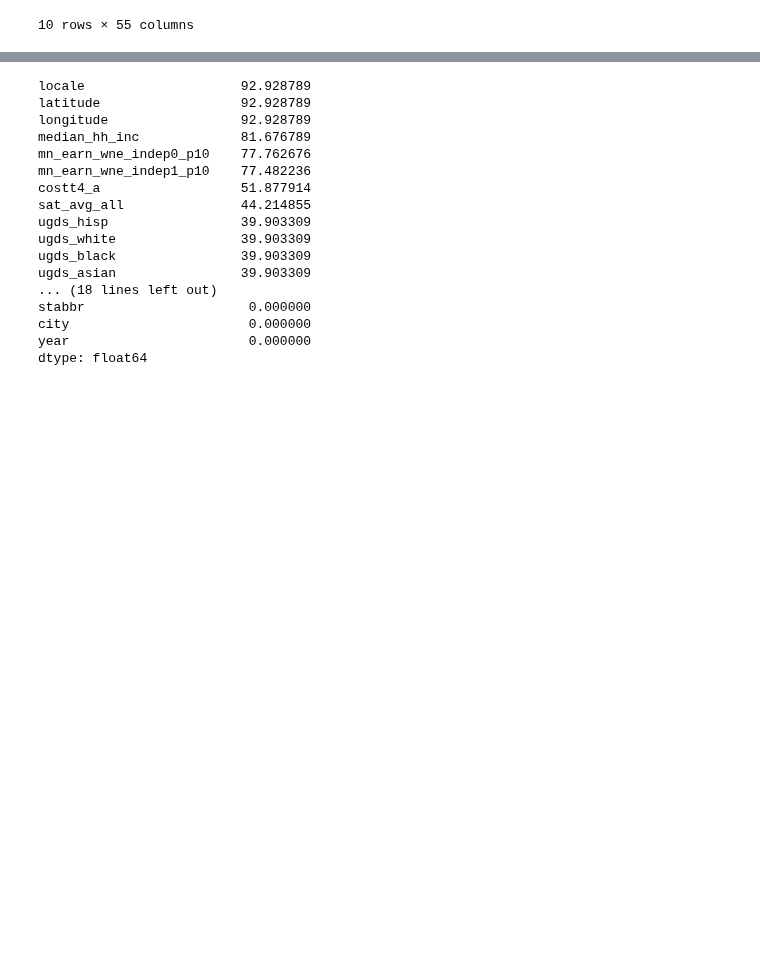
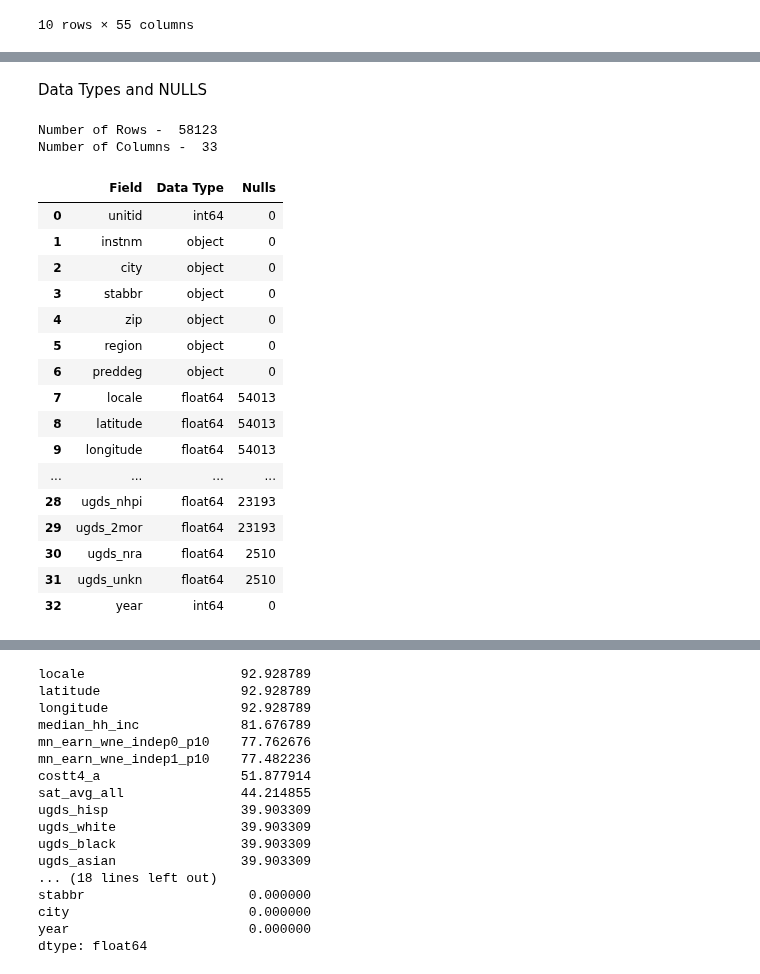
Before and after one commit to dsklnr/ADS508, a Jupyter notebook: CollegeAffordability.ipynb, the cells around one changed output, grey strips where cells are left out. Saved outputs shown, nothing was run; the diff lists cells and outputs as text; code cells hidden in the pictures; blank space fills up the shorter version.

```diff
--- a/CollegeAffordability.ipynb
+++ b/CollegeAffordability.ipynb
@@ -755,0 +793,36 @@ Unemployment = pd.read_sql(f'SELECT * FROM {college_affordability_database}.{pov
+# %% [markdown]
+Data Types and NULLS
+# %%
+# get number of rows and columns
+print('Number of Rows - ', University.shape[0])
+print('Number of Columns - ', University.shape[1], '\n')
+
+# inspect datatypes and nulls
+data_types = University.dtypes
+data_types = pd.DataFrame(data_types)
+data_types = data_types.assign(Null_Values =
+                               University.isnull().sum())
+data_types.reset_index(inplace = True)
+data_types.rename(columns={0:'Data Type',
+                          'index': 'Field',
+                          'Null_Values': "Nulls"})
+# %% [output]
+Number of Rows -  58123
+Number of Columns -  33
+|  | Field | Data Type | Nulls |
+| 0 | unitid | int64 | 0 |
+| 1 | instnm | object | 0 |
+| 2 | city | object | 0 |
+| 3 | stabbr | object | 0 |
+| 4 | zip | object | 0 |
+| 5 | region | object | 0 |
+| 6 | preddeg | object | 0 |
+| 7 | locale | float64 | 54013 |
+| 8 | latitude | float64 | 54013 |
+| 9 | longitude | float64 | 54013 |
+| ... | ... | ... | ... |
+| 28 | ugds_nhpi | float64 | 23193 |
+| 29 | ugds_2mor | float64 | 23193 |
+| 30 | ugds_nra | float64 | 2510 |
+| 31 | ugds_unkn | float64 | 2510 |
+| 32 | year | int64 | 0 |
```
Also changed, not shown: parts of 31 cells of this notebook.
